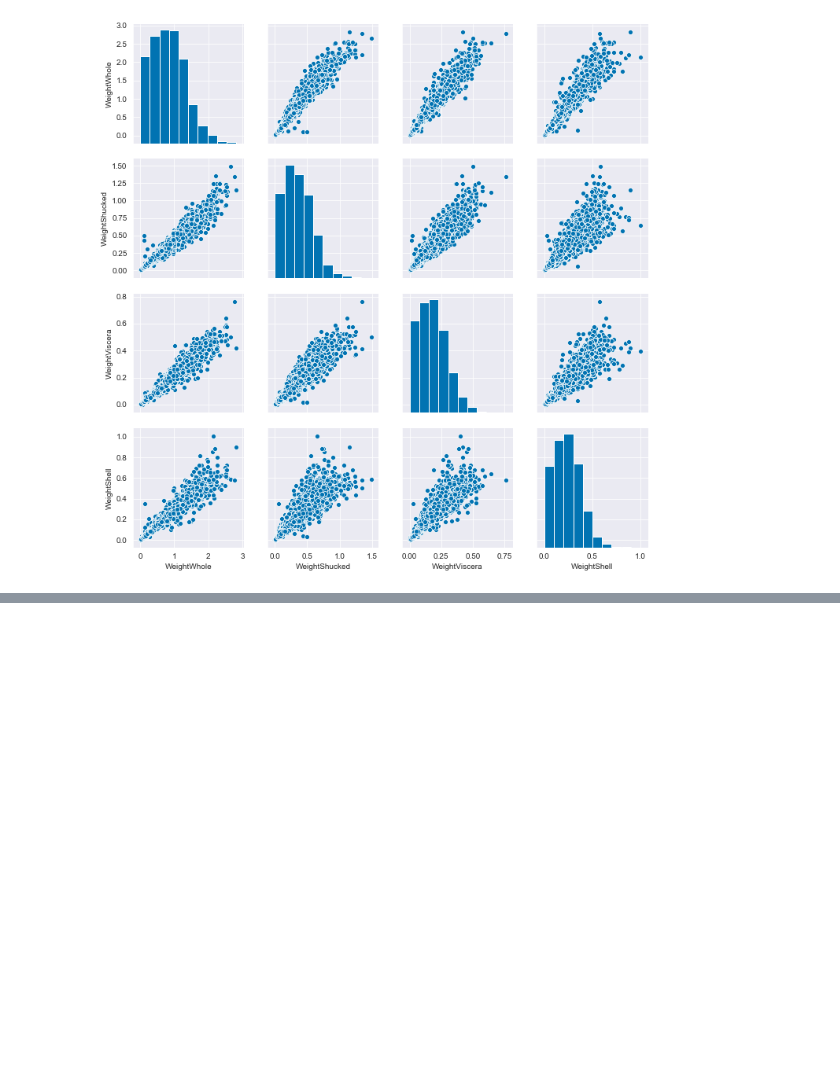
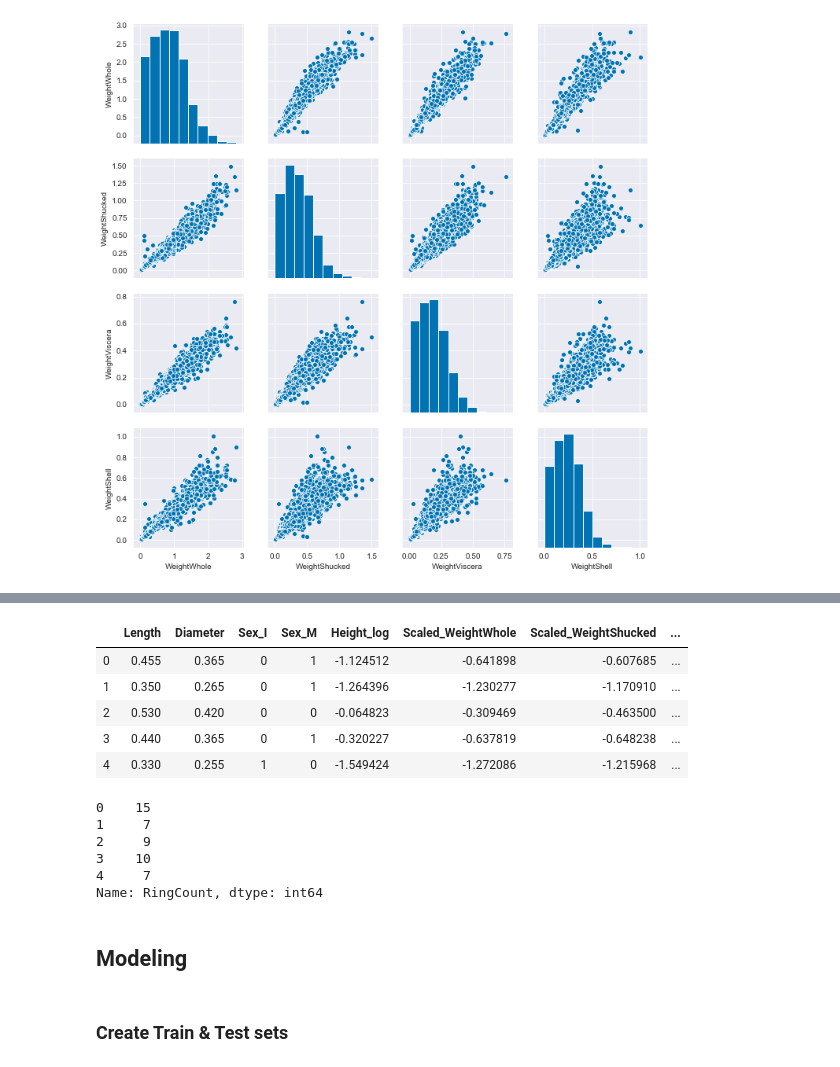
Before and after one commit to chrisammon3000/uci-abalone, a Jupyter notebook: notebooks/190924-gcl-initial-exploration.ipynb, the cells around one changed output, grey strips where cells are left out. Cells and saved outputs as stored; diff of their text form; code cells hidden in the pictures; blank space fills up the shorter version.

Commit message:
Start Modeling section

```diff
--- a/notebooks/190924-gcl-initial-exploration.ipynb
+++ b/notebooks/190924-gcl-initial-exploration.ipynb
@@ -247,6 +247,25 @@ drop_cols = weight_cols + ['Sex', 'Height']
 raw = raw.drop(drop_cols, axis=1)
 # %%
 X, y = raw.drop('RingCount', axis=1), raw['RingCount']
+display(X.head())
+display(y.head())
+# %% [output]
+|  | Length | Diameter | Sex_I | Sex_M | Height_log | Scaled_WeightWhole | Scaled_WeightShucked | ... |
+| 0 | 0.455 | 0.365 | 0 | 1 | -1.124512 | -0.641898 | -0.607685 | ... |
+| 1 | 0.350 | 0.265 | 0 | 1 | -1.264396 | -1.230277 | -1.170910 | ... |
+| 2 | 0.530 | 0.420 | 0 | 0 | -0.064823 | -0.309469 | -0.463500 | ... |
+| 3 | 0.440 | 0.365 | 0 | 1 | -0.320227 | -0.637819 | -0.648238 | ... |
+| 4 | 0.330 | 0.255 | 1 | 0 | -1.549424 | -1.272086 | -1.215968 | ... |
+0    15
+1     7
+2     9
+3    10
+4     7
+Name: RingCount, dtype: int64
+# %% [markdown]
+## Modeling
+# %% [markdown]
+### Create Train & Test sets
 # %%
 from sklearn.model_selection import train_test_split
 
```
Also changed, not shown: parts of 9 cells of this notebook.
